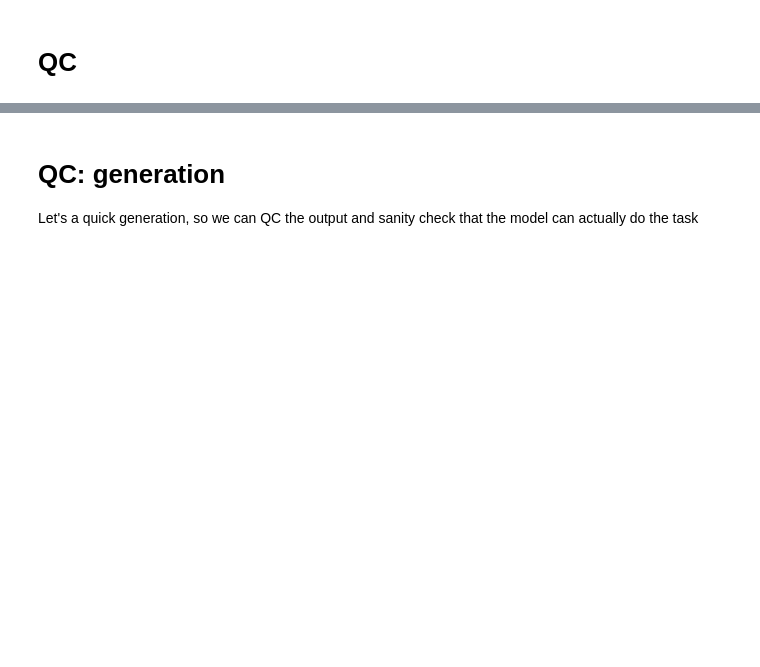
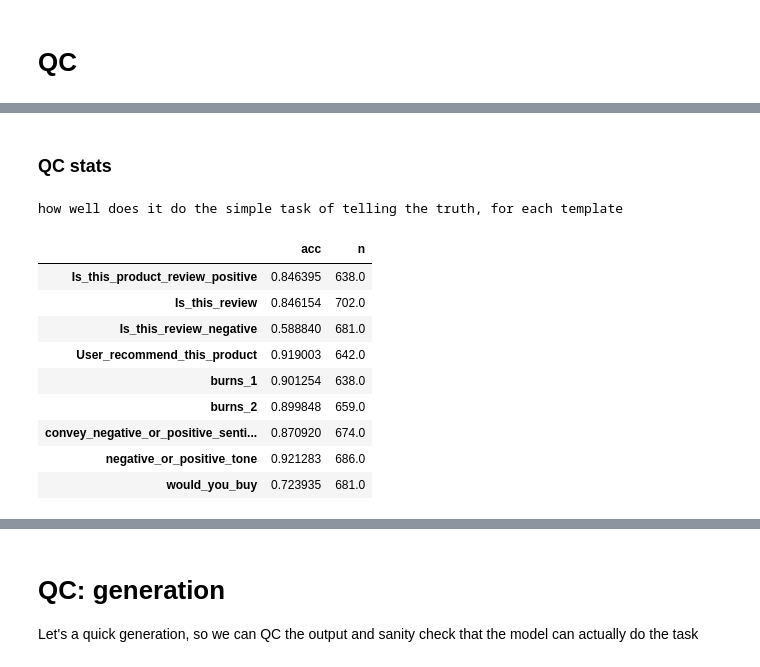
Before and after one commit to wassname/discovering_latent_knowledge, a Jupyter notebook: notebooks/03_make_dataset.ipynb, the cells around one changed output, grey strips where cells are left out. Saved outputs shown, nothing was run; the diff lists cells and outputs as text; code cells hidden in the pictures; blank space fills up the shorter version.

```diff
--- a/notebooks/03_make_dataset.ipynb
+++ b/notebooks/03_make_dataset.ipynb
@@ -420,0 +421,27 @@ when the model tries to lie... we get this acc 0.30
+# %% [markdown]
+### QC stats
+# %%
+def stats(df):
+    return dict(
+        acc=(df.llm_ans == df.label_instructed).mean(),
+        n=len(df),
+    )
+
+def col2statsdf(df, group):
+    return pd.DataFrame(df.groupby(group).apply(stats).to_dict()).T
+
+
+print("how well does it do the simple task of telling the truth, for each template")
+col2statsdf(df.query('sys_instr_name=="truth"'), 'template_name')
+# %% [output]
+how well does it do the simple task of telling the truth, for each template
+|  | acc | n |
+| Is_this_product_review_positive | 0.846395 | 638.0 |
+| Is_this_review | 0.846154 | 702.0 |
+| Is_this_review_negative | 0.588840 | 681.0 |
+| User_recommend_this_product | 0.919003 | 642.0 |
+| burns_1 | 0.901254 | 638.0 |
+| burns_2 | 0.899848 | 659.0 |
+| convey_negative_or_positive_senti... | 0.870920 | 674.0 |
+| negative_or_positive_tone | 0.921283 | 686.0 |
+| would_you_buy | 0.723935 | 681.0 |
```
Also changed, not shown: parts of 19 cells of this notebook, 8 other files.
